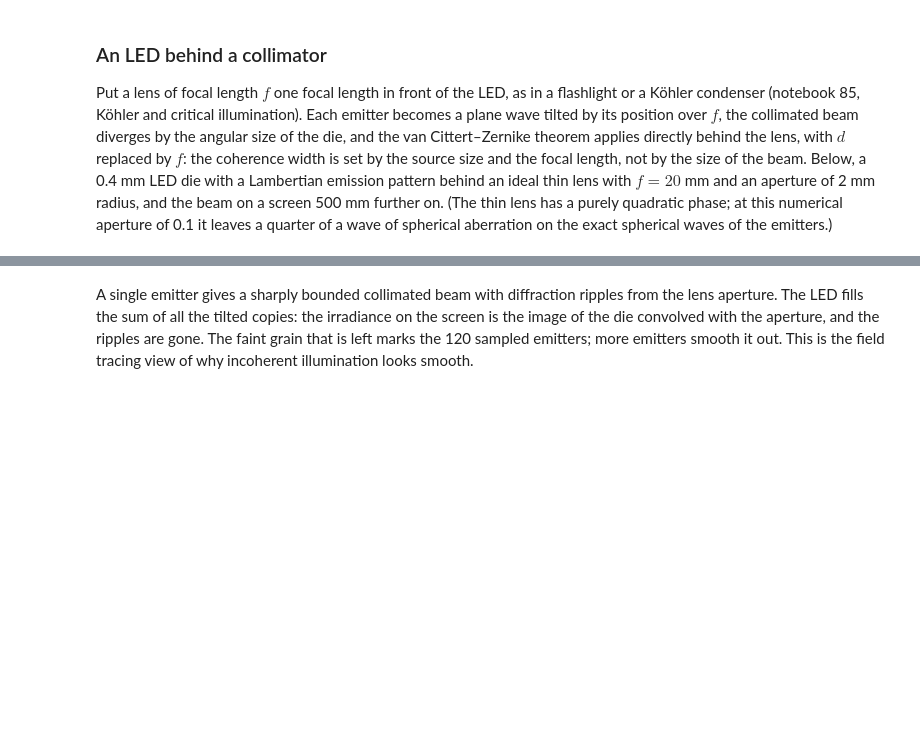
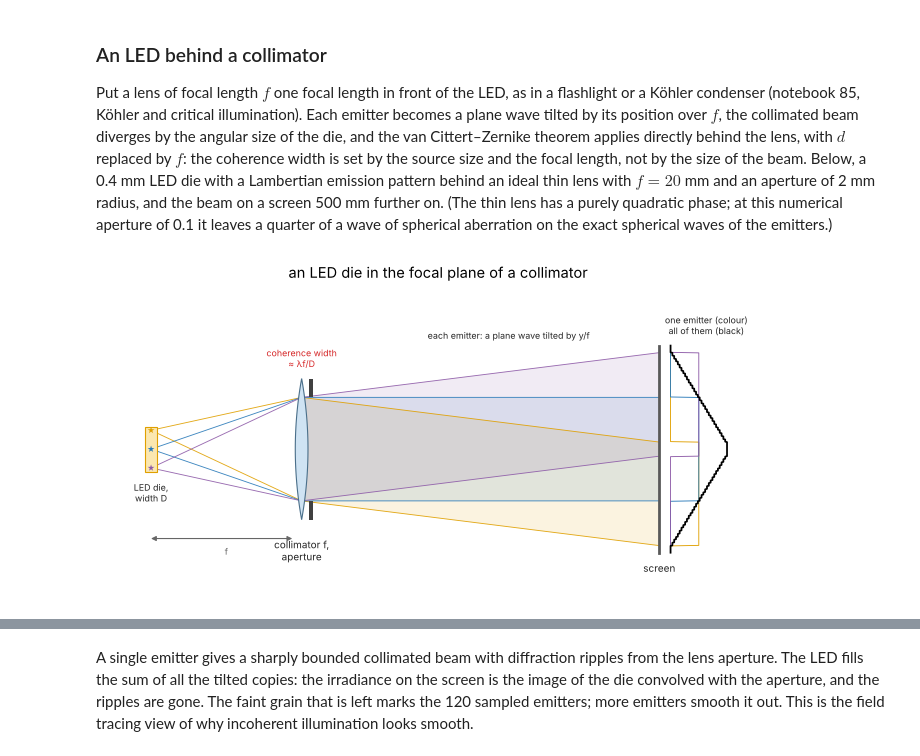
Before and after one commit to EMinsight/pyoptics, a Jupyter notebook: notebooks/169_source_models_field_tracing.ipynb, the cells around one changed output, grey strips where cells are left out. Saved outputs shown, nothing was run; the diff lists cells and outputs as text; code cells hidden in the pictures; blank space fills up the shorter version.

```diff
--- a/notebooks/169_source_models_field_tracing.ipynb
+++ b/notebooks/169_source_models_field_tracing.ipynb
@@ -285,6 +309,12 @@ an aperture of 2 mm radius, and the beam on a screen 500 mm further on.
 (The thin lens has a purely quadratic phase; at this numerical aperture of
 0.1 it leaves a quarter of a wave of spherical aberration on the exact
 spherical waves of the emitters.)
+# %%
+fig, ax = plt.subplots(figsize=(9, 4.4))
+sketch.led_behind_collimator(ax, title="an LED die in the focal plane of a collimator")
+plt.tight_layout(); plt.show()
+# %% [output]
+[figure, added]
 # %%
 a_led, f_c, r_lens = 0.2, 20.0, 2.0
 xl = np.linspace(-2.5, 2.5, 200)
```
Also changed, not shown: parts of 11 cells of this notebook, 3 other files.
